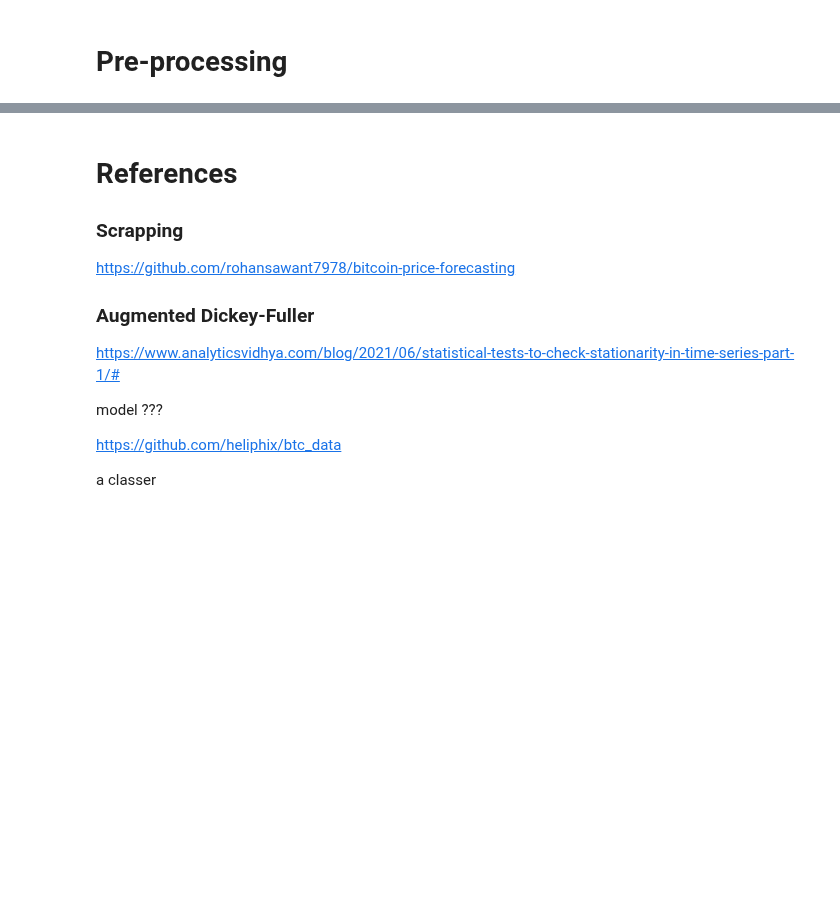
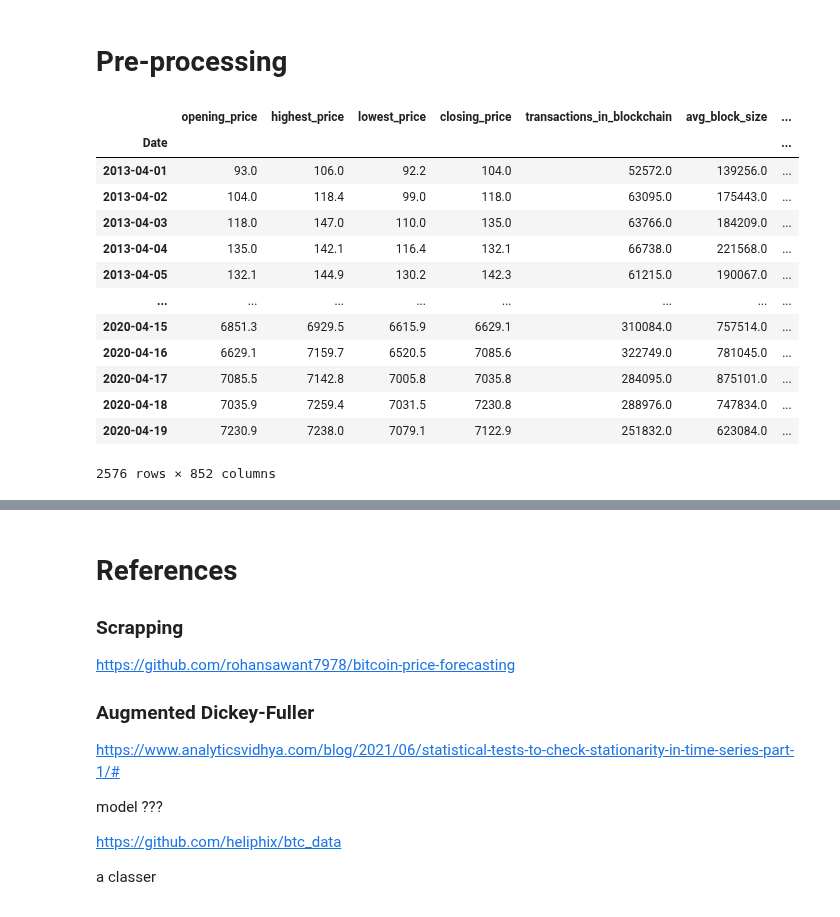
Before and after one commit to rafaelbrutti/MVA, a Jupyter notebook: ML - Time Series/Time-series forecasting of Bitcoin Prices/project.ipynb, the cells around one changed output, grey strips where cells are left out. Saved outputs shown, nothing was run; the diff lists cells and outputs as text; code cells hidden in the pictures; blank space fills up the shorter version.

```diff
--- a/ML - Time Series/Time-series forecasting of Bitcoin Prices/project.ipynb
+++ b/ML - Time Series/Time-series forecasting of Bitcoin Prices/project.ipynb
@@ -442,7 +601,15 @@ Thanks to lag plots, one can observethe autocorrelation of the data. The data sh
 # %% [markdown]
 # Pre-processing
+# %%
+final_df = final_df.interpolate()
 # %%
 from sklearn.model_selection import train_test_split
+# %%
+missing_values = pd.DataFrame(final_df.isna().sum(),columns=['missing_count'])
+index_with_nan = missing_values[missing_values>0].index[missing_values[missing_values>0].isnull().any(axis=1)]
+missing_values.drop(index_with_nan,0, inplace=True)
+
+final_df[missing_values.index] = final_df[missing_values.index].fillna(final_df[missing_values[missing_values>0].index].rolling(40, min_periods=1).mean()).bfill()
 # %%
 # We create a column class as in the article
 # if P_btc[t+1]-P_btc[t] >=0 --> y[t] = +1 otherwise y[t]=0
@@ -454,3 +621,20 @@ data = final_df.drop("class",axis = 1)
 Y = final_df["class"]
 
 X_train, X_test, Y_train, Y_test = train_test_split(data, Y, test_size = 0.2)
+# %%
+final_df
+# %% [output]
+|  | opening_price | highest_price | lowest_price | closing_price | transactions_in_blockchain | avg_block_size | ... |
+| Date |  |  |  |  |  |  | ... |
+| 2013-04-01 | 93.0 | 106.0 | 92.2 | 104.0 | 52572.0 | 139256.0 | ... |
+| 2013-04-02 | 104.0 | 118.4 | 99.0 | 118.0 | 63095.0 | 175443.0 | ... |
+| 2013-04-03 | 118.0 | 147.0 | 110.0 | 135.0 | 63766.0 | 184209.0 | ... |
+| 2013-04-04 | 135.0 | 142.1 | 116.4 | 132.1 | 66738.0 | 221568.0 | ... |
+| 2013-04-05 | 132.1 | 144.9 | 130.2 | 142.3 | 61215.0 | 190067.0 | ... |
+| ... | ... | ... | ... | ... | ... | ... | ... |
+| 2020-04-15 | 6851.3 | 6929.5 | 6615.9 | 6629.1 | 310084.0 | 757514.0 | ... |
+| 2020-04-16 | 6629.1 | 7159.7 | 6520.5 | 7085.6 | 322749.0 | 781045.0 | ... |
+| 2020-04-17 | 7085.5 | 7142.8 | 7005.8 | 7035.8 | 284095.0 | 875101.0 | ... |
+| 2020-04-18 | 7035.9 | 7259.4 | 7031.5 | 7230.8 | 288976.0 | 747834.0 | ... |
+| 2020-04-19 | 7230.9 | 7238.0 | 7079.1 | 7122.9 | 251832.0 | 623084.0 | ... |
+2576 rows × 852 columns
```
Also changed, not shown: parts of 36 cells of this notebook.
